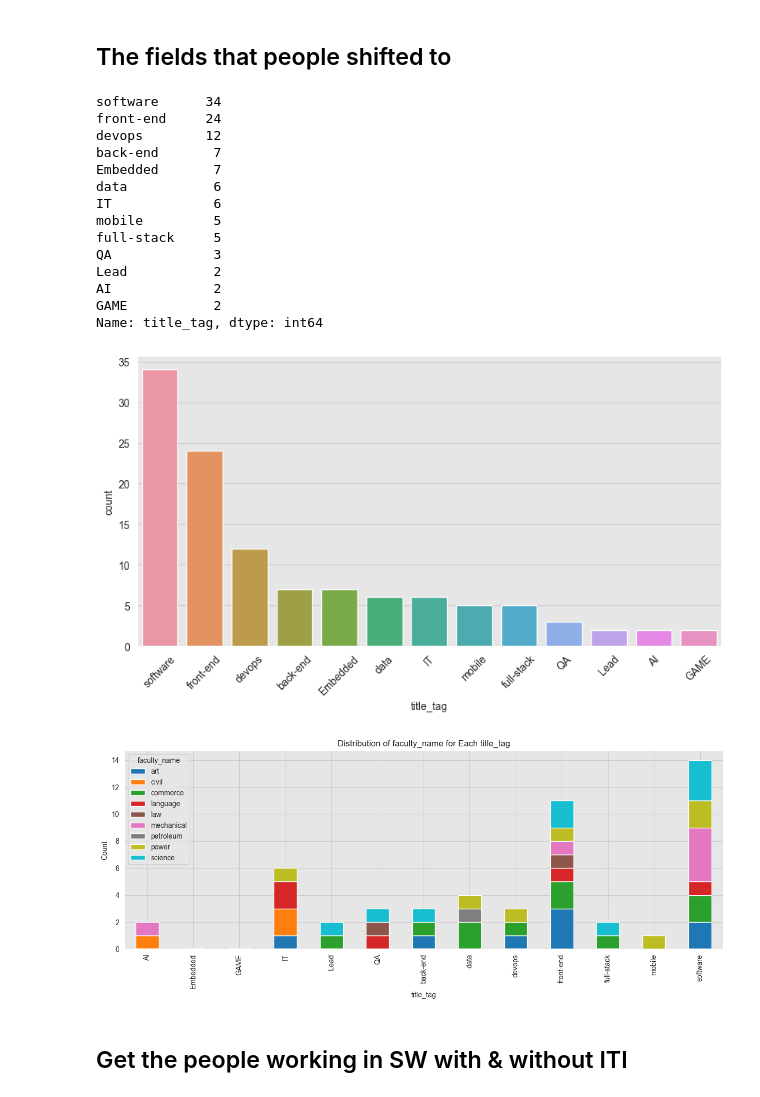
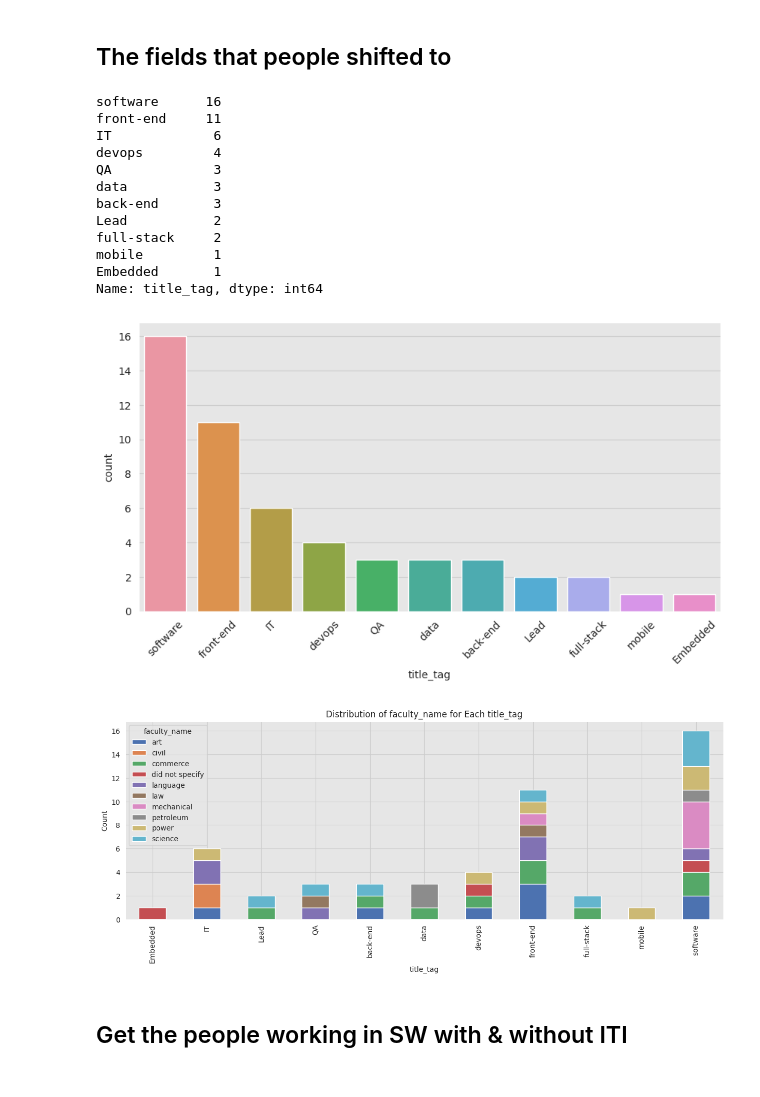
Before and after one commit to Mostafa-wael/Exploring-the-Landscape-of-the-Egyptian-Software-Market, a Jupyter notebook: notebooks/mechanism.ipynb, the cells around one changed output. Cells and saved outputs as stored; diff of their text form; code cells hidden in the pictures.

```diff
--- a/notebooks/mechanism.ipynb
+++ b/notebooks/mechanism.ipynb
@@ -76,3 +76,10 @@ experience_df.head()
 | 4 | a-nan-farag-b78a0b12b | https://www.linkedin.com/company/... | KnowledgeNet | senior java developer | Full-time | 2021-05-01 | Present | 24.0 | Cairo, Egypt | ... |
 # %% [markdown]
 ## Get the experience of each user with & without ITI
+# %%
+# create a set of user who have iti in their education or in experience
+tmp_df = pd.read_csv('../data/preprocessed-data/normalized csv/experiences.csv')
+iti_users = set(education_df[education_df['university_name'] == '#iti']['User'].unique())
+iti_users.update(set(tmp_df[tmp_df['Company'].str.contains('\(ITI\)')]['User'].unique()))
+iti_users = list(iti_users)
+len(iti_users)
@@ -79,6 +88,7 @@ experience_df.head()
 # %%
 # Get the users who have iti in their education
-education_df_with_iti = education_df[(education_df['university_name'] == 'iti') | (education_df['university_name'] == '#iti')]
+
+education_df_with_iti = education_df[education_df['User'].isin(iti_users)]
 
 # remove iti from education
 # create education_df_with_iti with the difference between education_df and education_df_without_iti
@@ -179,34 +194,32 @@ sns.countplot(x='title_tag', data=shifted_df, order=shifted_df['title_tag'].valu
 plt.xticks(rotation=45)
 plt.show()
 # %% [output]
-software      34
-front-end     24
-devops        12
-back-end       7
-Embedded       7
-data           6
+software      16
+front-end     11
 IT             6
-mobile         5
-full-stack     5
+devops         4
 QA             3
+data           3
+back-end       3
 Lead           2
-AI             2
-GAME           2
+full-stack     2
+mobile         1
+Embedded       1
 Name: title_tag, dtype: int64
-[figure, old version]
+[figure, new version]
 # %%
 # Draw a stack plot to show the percentage each faculty_name and title_tag for the shifted_df
 segment_counts = shifted_df.groupby(['title_tag', 'faculty_name']).size().unstack()
 # drop the did not specify column
-segment_counts = segment_counts.drop('did not specify', axis=1)
-segment_counts.plot(kind='bar', stacked=True, figsize=(15, 5), colormap='tab10')
+# segment_counts = segment_counts.drop('did not specify', axis=1)
+segment_counts.plot(kind='bar', stacked=True, figsize=(15, 5))
 plt.xlabel('title_tag')
 plt.ylabel('Count')
 plt.title('Distribution of faculty_name for Each title_tag')
 plt.legend(title='faculty_name')
 plt.show()
 # %% [output]
-[figure, old version]
+[figure, new version]
 # %% [markdown]
 ## Get the people working in SW with & without ITI
 # %%
```
Also changed, not shown: parts of 4 cells of this notebook, 1 other file.
